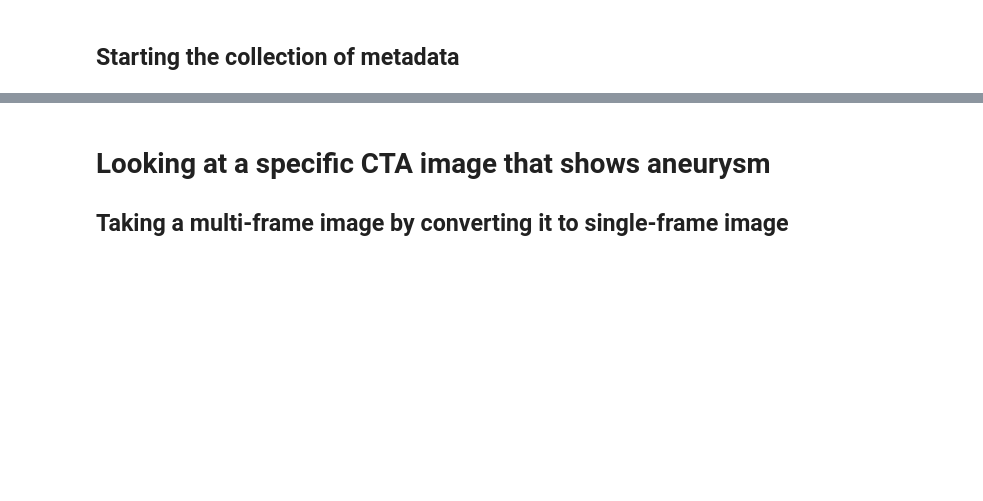
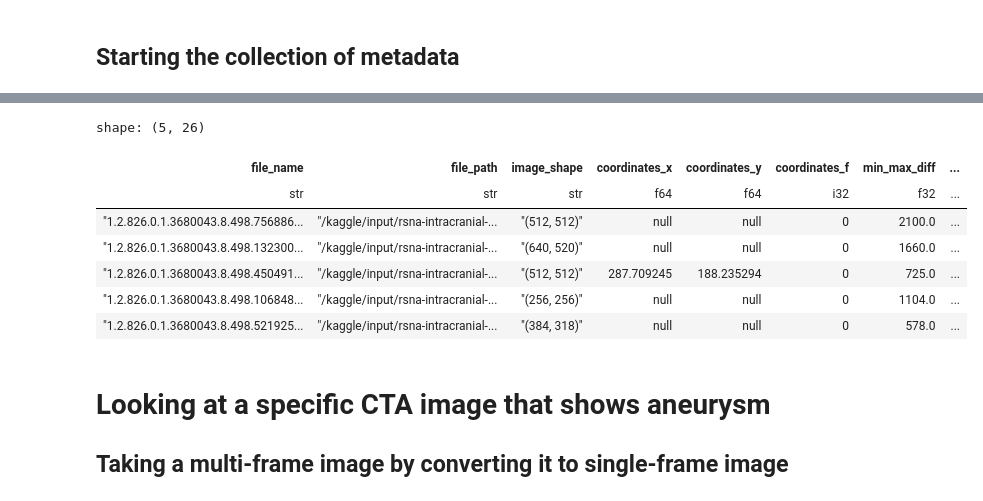
Before and after one commit to sumaniitm/RSNA_Intracranial_Aneurysm_Detection_2025, a Jupyter notebook: suman-notebook-1.ipynb, the cells around one changed output, grey strips where cells are left out. Saved outputs shown, nothing was run; the diff lists cells and outputs as text; code cells hidden in the pictures; blank space fills up the shorter version.

Commit message:
Kaggle Notebook | Complete train Metadata using duckdb and polars | Version 16

```diff
--- a/suman-notebook-1.ipynb
+++ b/suman-notebook-1.ipynb
@@ -219,7 +337,8 @@ def create_dicom_dataset(root_folder, allowed_tags, num_processes=None, chunk_si
         'folder_name': pl.Utf8,
         'file_name': pl.Utf8,
         'file_path': pl.String,
-        'image_shape': pl.String
+        'image_shape': pl.String,
+        'min_max_diff': pl.Float32
     }
     schema.update({tag: pl.Utf8 for tag in allowed_tags})
 
@@ -275,15 +394,15 @@ def create_dicom_dataset(root_folder, allowed_tags, num_processes=None, chunk_si
 # %% [markdown]
 ## Starting the collection of metadata
 # %%
-with tpu_strategy.scope():
-    root_folder = "/kaggle/input/rsna-intracranial-aneurysm-detection/series"
+#with tpu_strategy.scope():
+root_folder = "/kaggle/input/rsna-intracranial-aneurysm-detection/series"
 
-    try:
-        metadata_df = create_dicom_dataset(
-            root_folder,
-            allowed_tags,
-            num_processes=mp.cpu_count(),
-            chunk_size=192
-        )
-    except Exception as e:
-        print(f"Error: {e}")
+try:
+    metadata_df = create_dicom_dataset(
+        root_folder,
+        allowed_tags,
+        num_processes=mp.cpu_count(),
+        chunk_size=192
+    )
+except Exception as e:
+    print(f"Error: {e}")
@@ -297,8 +463,8 @@ metadata_df.columns
 * Bringing all the rows at the image file granularity, i.e. if a file has coordinates then it has aneurysm else not
 # %%
 df_all_coordinates = dd.sql( \
-    "select t2.coordinates_x, t2.coordinates_y, t2.coordinates_f, t1.* \
-    from metadata_df t1 \
+    "select t2.coordinates_x, t2.coordinates_y, coalesce(t2.coordinates_f,0) as coordinates_f, t1.* \
+    from (select * from metadata_df where min_max_diff != 0)t1 \
     left join train_locale_meta_data t2 \
     on t1.folder_name = t2.SeriesInstanceUID \
     and replace(t1.file_name, '.dcm','') = t2.SOPInstanceUID "\
@@ -313,6 +484,6 @@ print(train_meta_data.columns)
 # %%
 df_all_data = dd.sql( \
-    "select t2.file_name, t2.image_shape, t2.coordinates_x, t2.coordinates_y, t2.coordinates_f \
+    "select t2.file_name, t2.file_path, t2.image_shape, t2.coordinates_x, t2.coordinates_y, t2.coordinates_f, t2.min_max_diff \
     , t1.aneurysm_present as aneurysm_present_in_series \
     , case when t2.coordinates_x is not null then 1 else 0 end as aneurysm_present_in_image \
     , t1.seriesinstanceuid, t1.patientage, t1.patientsex, t1.modality \
@@ -357,4 +528,4 @@ print("Aneurysm not shown in {0} images".format(df_all_data.filter(pl.col("aneur
 
 print("Aneurysm shown in {0} images".format(df_all_data.filter(pl.col("aneurysm_present_in_image")==1).shape[0]))
 
-print(df_all_data.select(["coordinates_x", "coordinates_y"]).describe())
+print(df_all_data.select(["coordinates_x", "coordinates_y", "coordinates_f"]).describe())
@@ -361,5 +550,16 @@ print(df_all_data.select(["coordinates_x", "coordinates_y"]).describe())
 # %%
 df_all_data.write_parquet('full_training_data.parquet')
+# %%
+df_all_data.head(5)
+# %% [output]
+shape: (5, 26)
+| file_name | file_path | image_shape | coordinates_x | coordinates_y | coordinates_f | min_max_diff | ... |
+| str | str | str | f64 | f64 | i32 | f32 | ... |
+| "1.2.826.0.1.3680043.8.498.756886... | "/kaggle/input/rsna-intracranial-... | "(512, 512)" | null | null | 0 | 2100.0 | ... |
+| "1.2.826.0.1.3680043.8.498.132300... | "/kaggle/input/rsna-intracranial-... | "(640, 520)" | null | null | 0 | 1660.0 | ... |
+| "1.2.826.0.1.3680043.8.498.450491... | "/kaggle/input/rsna-intracranial-... | "(512, 512)" | 287.709245 | 188.235294 | 0 | 725.0 | ... |
+| "1.2.826.0.1.3680043.8.498.106848... | "/kaggle/input/rsna-intracranial-... | "(256, 256)" | null | null | 0 | 1104.0 | ... |
+| "1.2.826.0.1.3680043.8.498.521925... | "/kaggle/input/rsna-intracranial-... | "(384, 318)" | null | null | 0 | 578.0 | ... |
 # %% [markdown]
 # Looking at a specific CTA image that shows aneurysm
 ## Taking a multi-frame image by converting it to single-frame image
```
Also changed, not shown: parts of 28 cells of this notebook.
